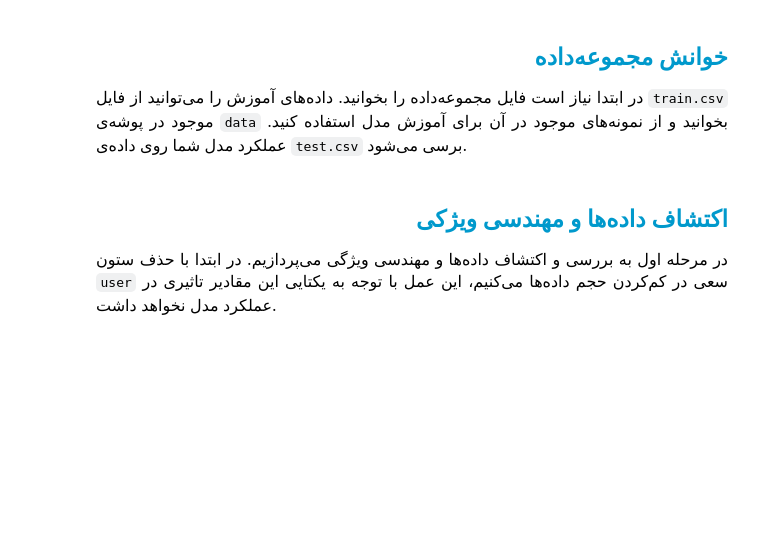
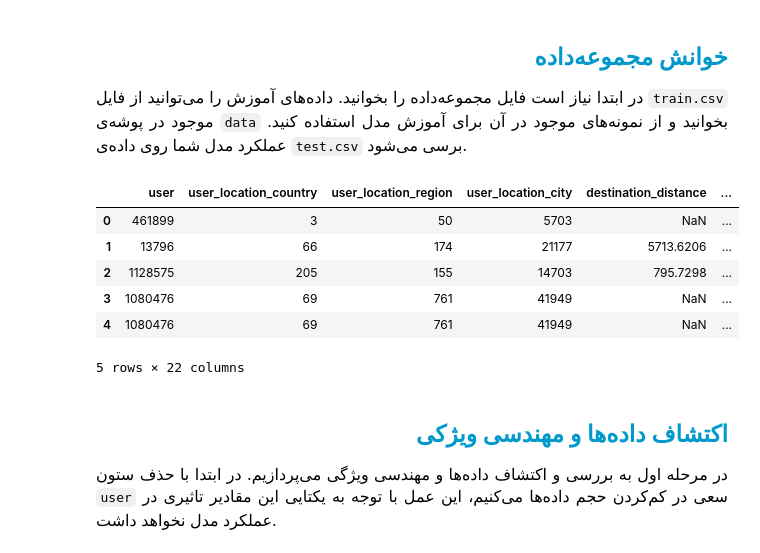
Before and after one commit to MahdiShahgholian/Deep_Learning, a Jupyter notebook: will_not_travel_again/will_not_travel_again.ipynb, the cells around one changed output. Drawn from its saved outputs; the diff is of its cells as text; code cells hidden in the pictures; blank space fills up the shorter version.

```diff
--- a/will_not_travel_again/will_not_travel_again.ipynb
+++ b/will_not_travel_again/will_not_travel_again.ipynb
@@ -116,3 +139,6 @@ print(keras.__version__)
+# %%
+train = pd.read_csv('data/train.csv', engine='pyarrow')
+test = pd.read_csv('data/test.csv', engine='pyarrow')
 # %% [markdown]
 <h2 align=right style="line-height:200%;font-family:vazir;color:#0099cc">
 <font face="vazir" color="#0099cc">
@@ -127,10 +153,15 @@ print(keras.__version__)
 </font>
 </p>
 # %%
-train = None # TODO
-test = None # TODO
-
 train.head()
+# %% [output]
+|  | user | user_location_country | user_location_region | user_location_city | destination_distance | ... |
+| 0 | 461899 | 3 | 50 | 5703 | NaN | ... |
+| 1 | 13796 | 66 | 174 | 21177 | 5713.6206 | ... |
+| 2 | 1128575 | 205 | 155 | 14703 | 795.7298 | ... |
+| 3 | 1080476 | 69 | 761 | 41949 | NaN | ... |
+| 4 | 1080476 | 69 | 761 | 41949 | NaN | ... |
+5 rows × 22 columns
 # %% [markdown]
 <h2 align=right style="line-height:200%;font-family:vazir;color:#0099cc">
 <font face="vazir" color="#0099cc">
```
Also changed, not shown: parts of 5 cells of this notebook.
